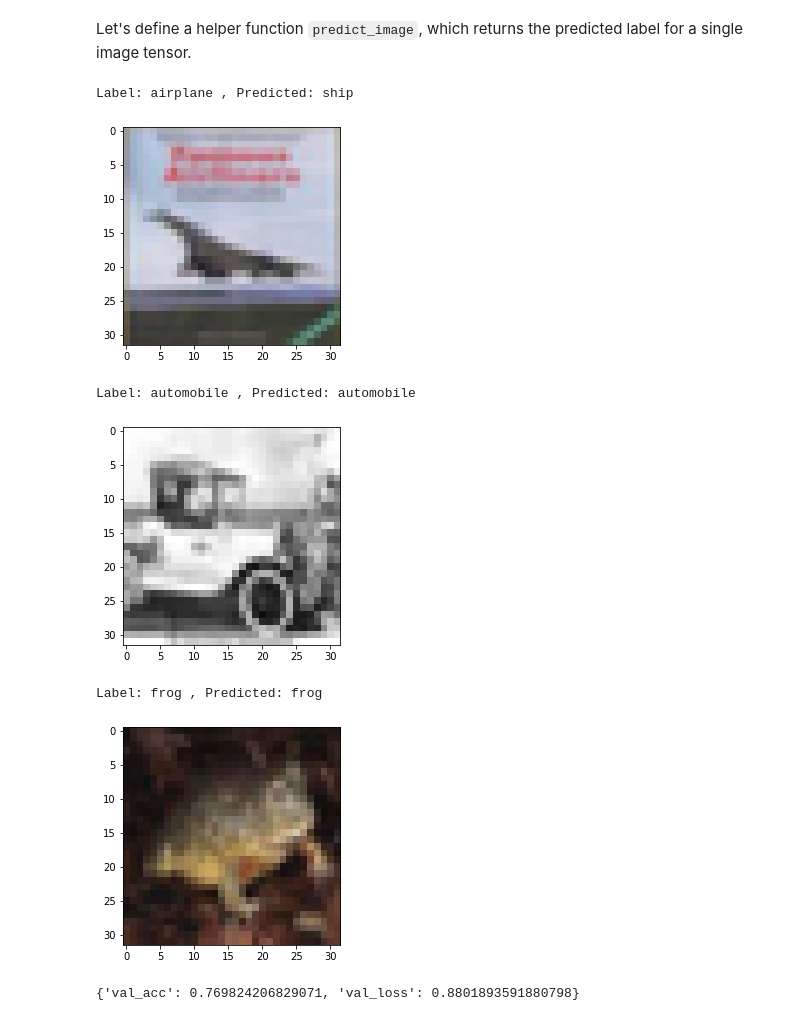
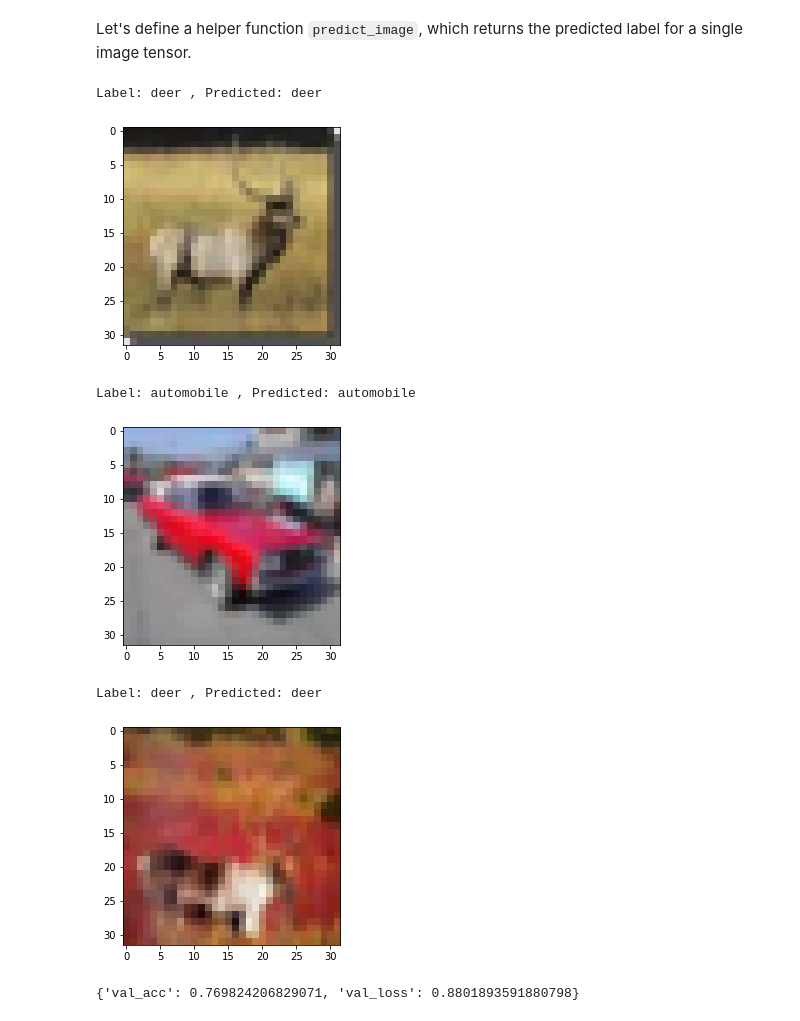
Before and after one commit to dipakbhandare09/image-classification-using-CNN, a Jupyter notebook: Image_classification.ipynb, the cells around one changed output. Saved outputs shown, nothing was run; the diff lists cells and outputs as text; code cells hidden in the pictures.

```diff
--- a/Image_classification.ipynb
+++ b/Image_classification.ipynb
@@ -453,26 +453,26 @@ def predict_image(img, model):
     # Retrieve the class label
     return dataset.classes[preds[0].item()]
 # %%
-img, label = test_dataset[0]
+img, label = test_dataset[4575]
 plt.imshow(img.permute(1, 2, 0))
 print('Label:', dataset.classes[label], ', Predicted:', predict_image(img, model))
 # %% [output]
-Label: airplane , Predicted: ship
+Label: deer , Predicted: deer
-[figure, old version]
+[figure, new version]
 # %%
-img, label = test_dataset[1002]
+img, label = test_dataset[1356]
 plt.imshow(img.permute(1, 2, 0))
 print('Label:', dataset.classes[label], ', Predicted:', predict_image(img, model))
 # %% [output]
 Label: automobile , Predicted: automobile
-[figure, old version]
+[figure, new version]
 # %%
-img, label = test_dataset[6153]
+img, label = test_dataset[4521]
 plt.imshow(img.permute(1, 2, 0))
 print('Label:', dataset.classes[label], ', Predicted:', predict_image(img, model))
 # %% [output]
-Label: frog , Predicted: frog
+Label: deer , Predicted: deer
-[figure, old version]
+[figure, new version]
 # %%
 test_loader = DeviceDataLoader(DataLoader(test_dataset, batch_size*2), device)
 result = evaluate(model, test_loader)
```
Also changed, not shown: parts of 2 cells of this notebook.
